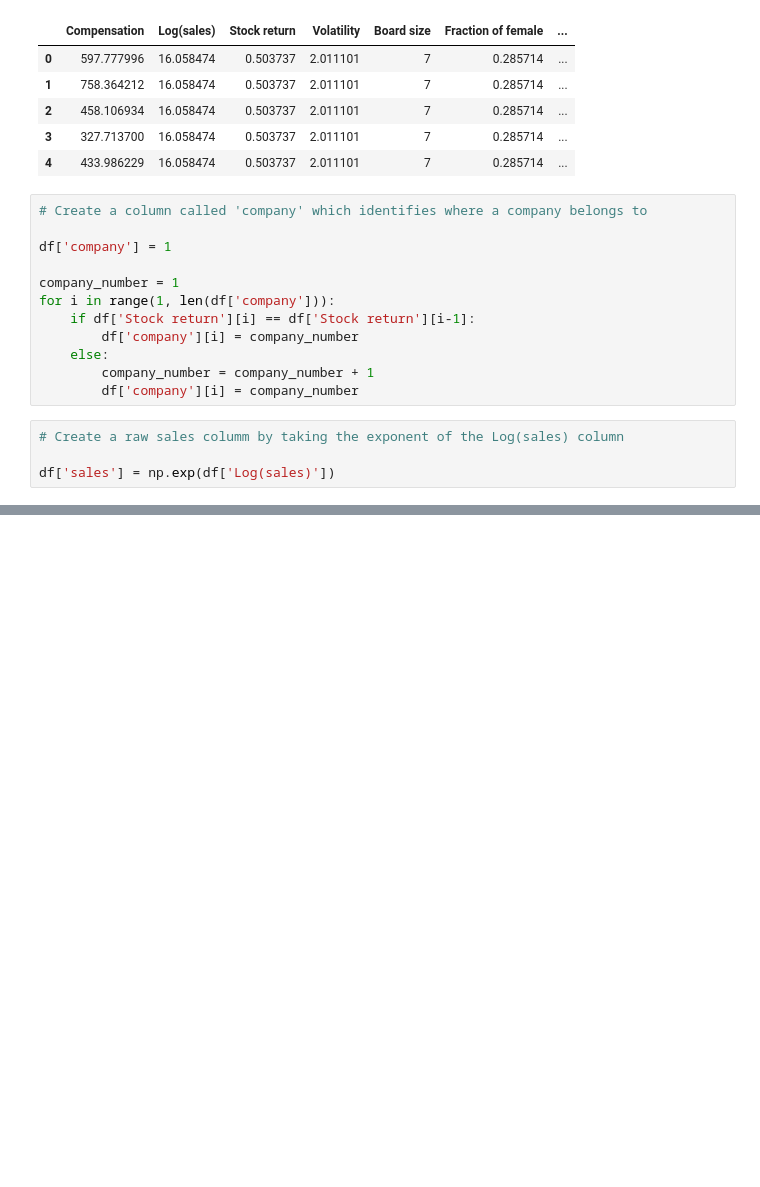
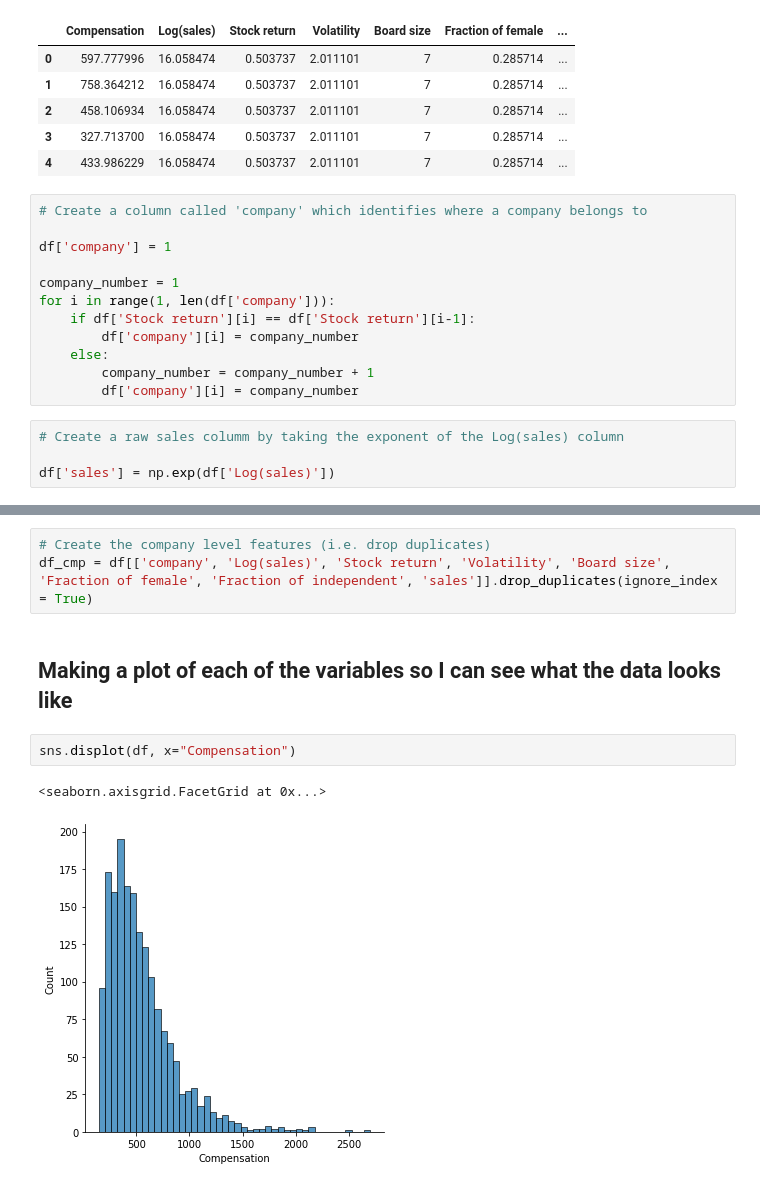
Before and after one commit to AndrewFerris/mbs_da_assessment_2, a Jupyter notebook: analysis/initial_data_exploration.ipynb, the cells around one changed output, grey strips where cells are left out. Cells and saved outputs as stored; diff of their text form; blank space fills up the shorter version.

Commit message:
Playing around with the data

```diff
--- a/analysis/initial_data_exploration.ipynb
+++ b/analysis/initial_data_exploration.ipynb
@@ -49,0 +91,10 @@ df['sales'] = np.exp(df['Log(sales)'])
+# %%
+# Create the company level features (i.e. drop duplicates)
+df_cmp = df[['company', 'Log(sales)', 'Stock return', 'Volatility', 'Board size', 'Fraction of female', 'Fraction of independent', 'sales']].drop_duplicates(ignore_index = True)
+# %% [markdown]
+## Making a plot of each of the variables so I can see what the data looks like
+# %%
+sns.displot(df, x="Compensation")
+# %% [output]
+<seaborn.axisgrid.FacetGrid at 0x...>
+[figure, added]
```
Also changed, not shown: parts of 21 cells of this notebook.
